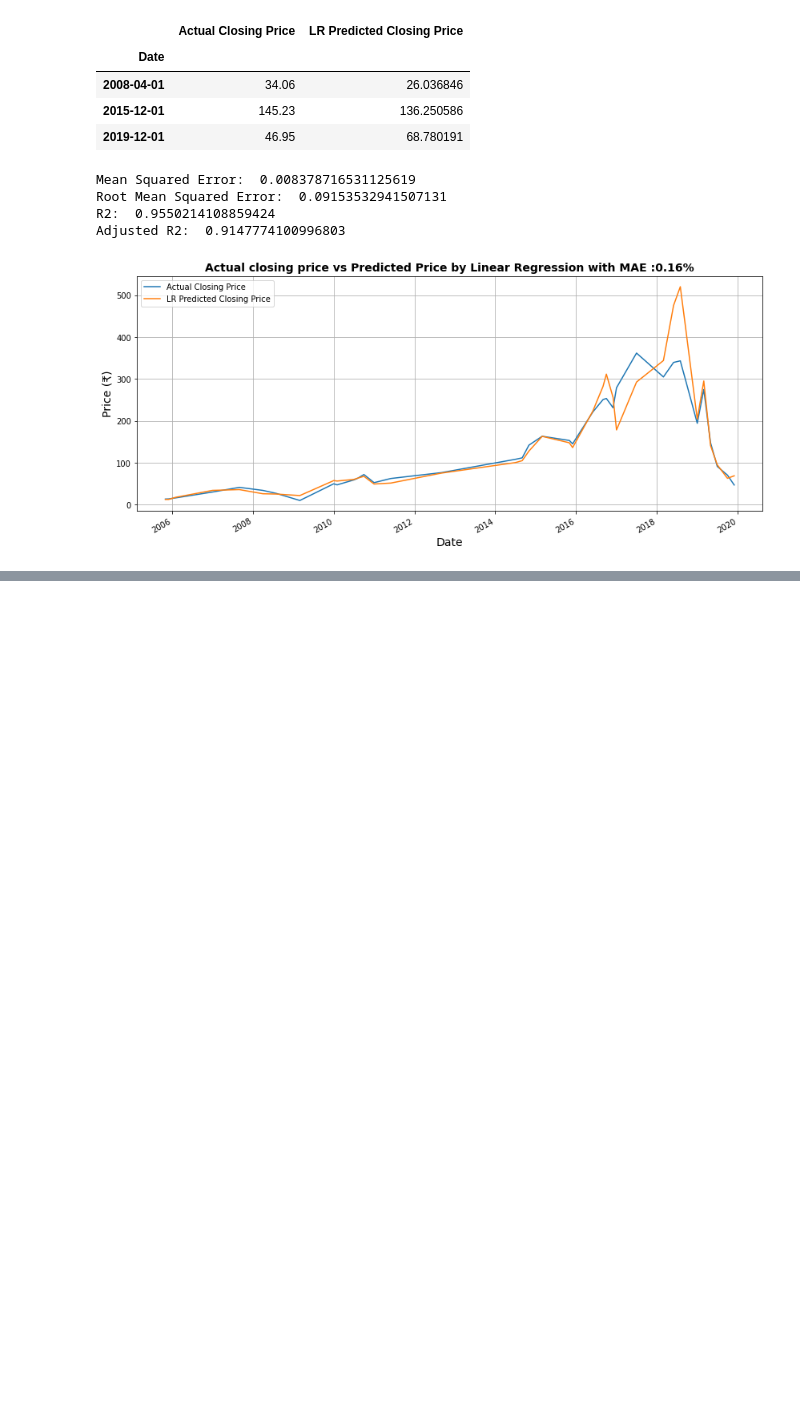
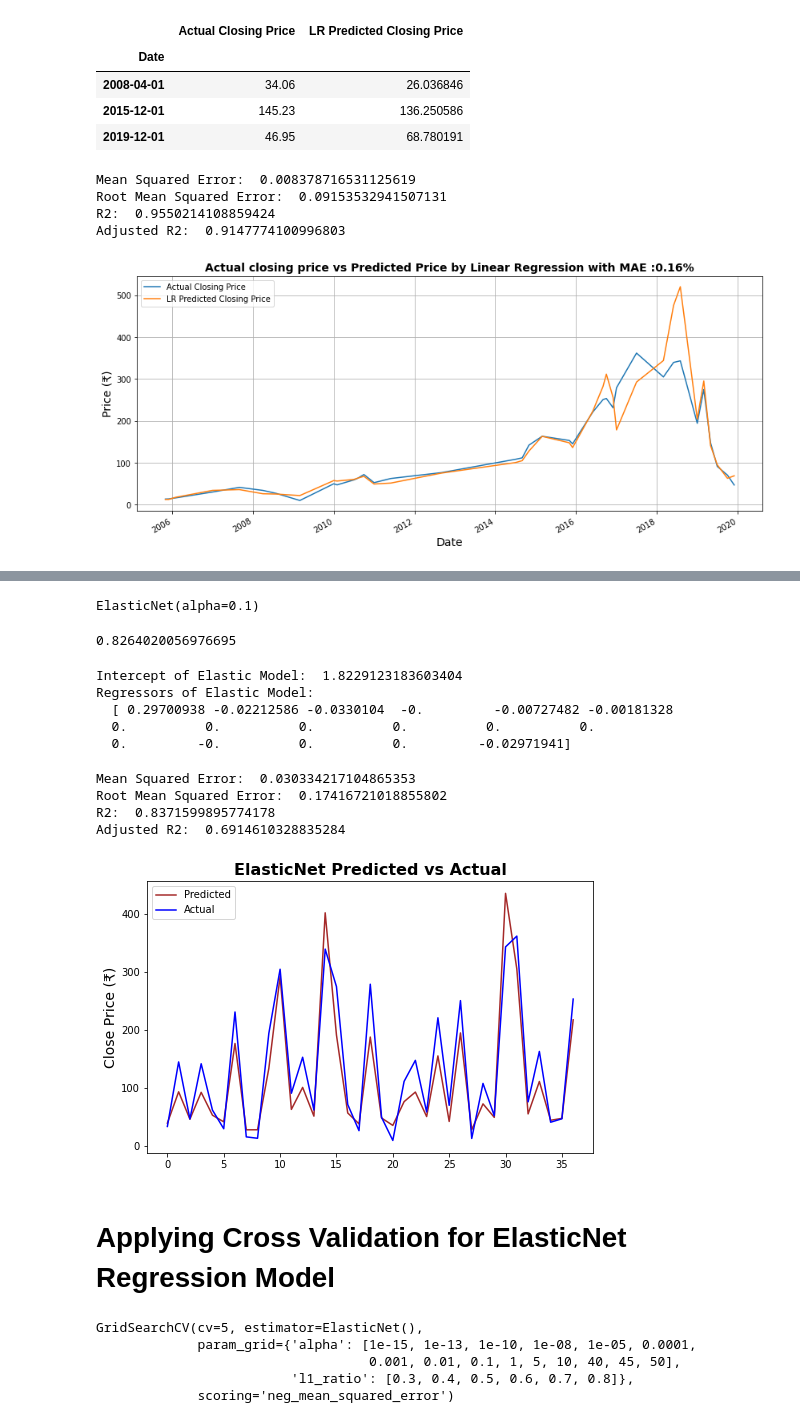
Before and after one commit to deepmalasrivastava/Yes-Bank-Stock-Closing-Prediction, a Jupyter notebook: Yes_Bank_Stock_Closing_Price_Prediction.ipynb, the cells around one changed output, grey strips where cells are left out. Saved outputs shown, nothing was run; the diff lists cells and outputs as text; code cells hidden in the pictures; blank space fills up the shorter version.

```diff
--- a/Yes_Bank_Stock_Closing_Price_Prediction.ipynb
+++ b/Yes_Bank_Stock_Closing_Price_Prediction.ipynb
@@ -596,0 +650,54 @@ plt.show()
+# %%
+from sklearn.linear_model import ElasticNet
+elasticnet = ElasticNet(alpha=0.1, l1_ratio=0.5)
+# %%
+elasticnet.fit(X_train,y_train)
+# %% [output]
+ElasticNet(alpha=0.1)
+# %%
+elasticnet.score(X_train, y_train)
+# %% [output]
+0.8264020056976695
+# %%
+print('Intercept of Elastic Model: ',elasticnet.intercept_)
+print('Regressors of Elastic Model:\n ',elasticnet.coef_)
+# %% [output]
+Intercept of Elastic Model:  1.8229123183603404
+Regressors of Elastic Model:
+  [ 0.29700938 -0.02212586 -0.0330104  -0.         -0.00727482 -0.00181328
+  0.          0.          0.          0.          0.          0.
+  0.         -0.          0.          0.         -0.02971941]
+# %%
+y_pred_en = elasticnet.predict(X_test)
+# %%
+#getting evaluation metrics for Ridge
+evaluation_metrics(y_pred_en)
+# %% [output]
+Mean Squared Error:  0.030334217104865353
+Root Mean Squared Error:  0.17416721018855802
+R2:  0.8371599895774178
+Adjusted R2:  0.6914610328835284
+# %%
+# Plot of ElasticNet Actual vs Predicted
+plt.figure(figsize=(8,5))
+plt.plot(10**y_pred_en,color = 'brown')
+plt.plot(np.array(10**y_test),color = 'blue')
+plt.legend(["Predicted","Actual"])
+plt.ylabel('Close Price (₹)',fontsize = 14)
+plt.title('ElasticNet Predicted vs Actual',fontweight = 'bold',fontsize = 16)
+plt.show()
+# %% [output]
+[figure, added]
+# %% [markdown]
+# **Applying Cross Validation for ElasticNet Regression Model**
+# %%
+elastic = ElasticNet()
+parameters = {'alpha': [1e-15,1e-13,1e-10,1e-8,1e-5,1e-4,1e-3,1e-2,1e-1,1,5,10,40,45,50],'l1_ratio':[0.3,0.4,0.5,0.6,0.7,0.8]}
+elastic_regressor = GridSearchCV(elastic, parameters, scoring='neg_mean_squared_error',cv=5)
+elastic_regressor.fit(X_train, y_train)
+# %% [output]
+GridSearchCV(cv=5, estimator=ElasticNet(),
+             param_grid={'alpha': [1e-15, 1e-13, 1e-10, 1e-08, 1e-05, 0.0001,
+                                   0.001, 0.01, 0.1, 1, 5, 10, 40, 45, 50],
+                         'l1_ratio': [0.3, 0.4, 0.5, 0.6, 0.7, 0.8]},
+             scoring='neg_mean_squared_error')
```
Also changed, not shown: parts of 143 cells of this notebook.
